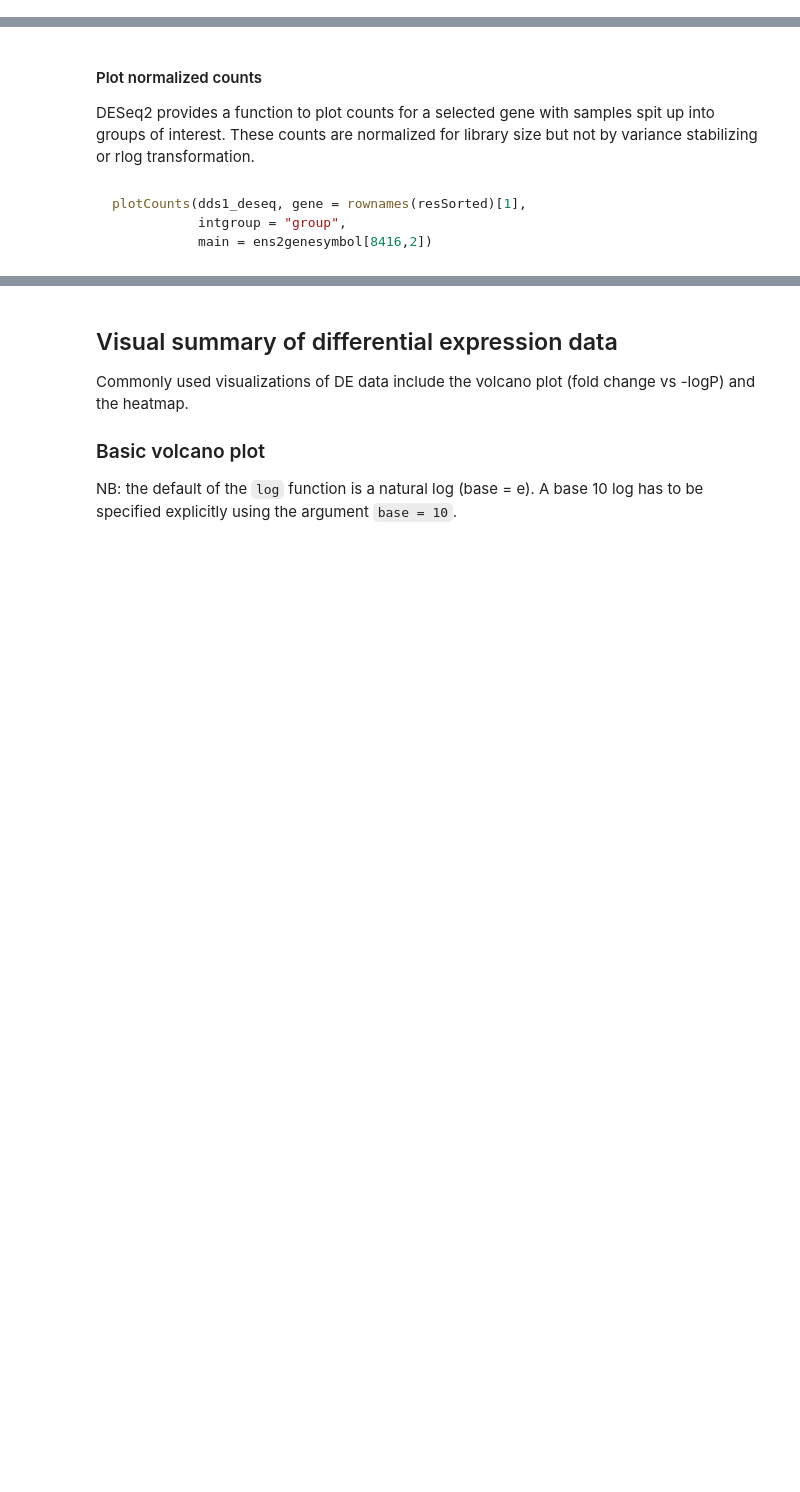
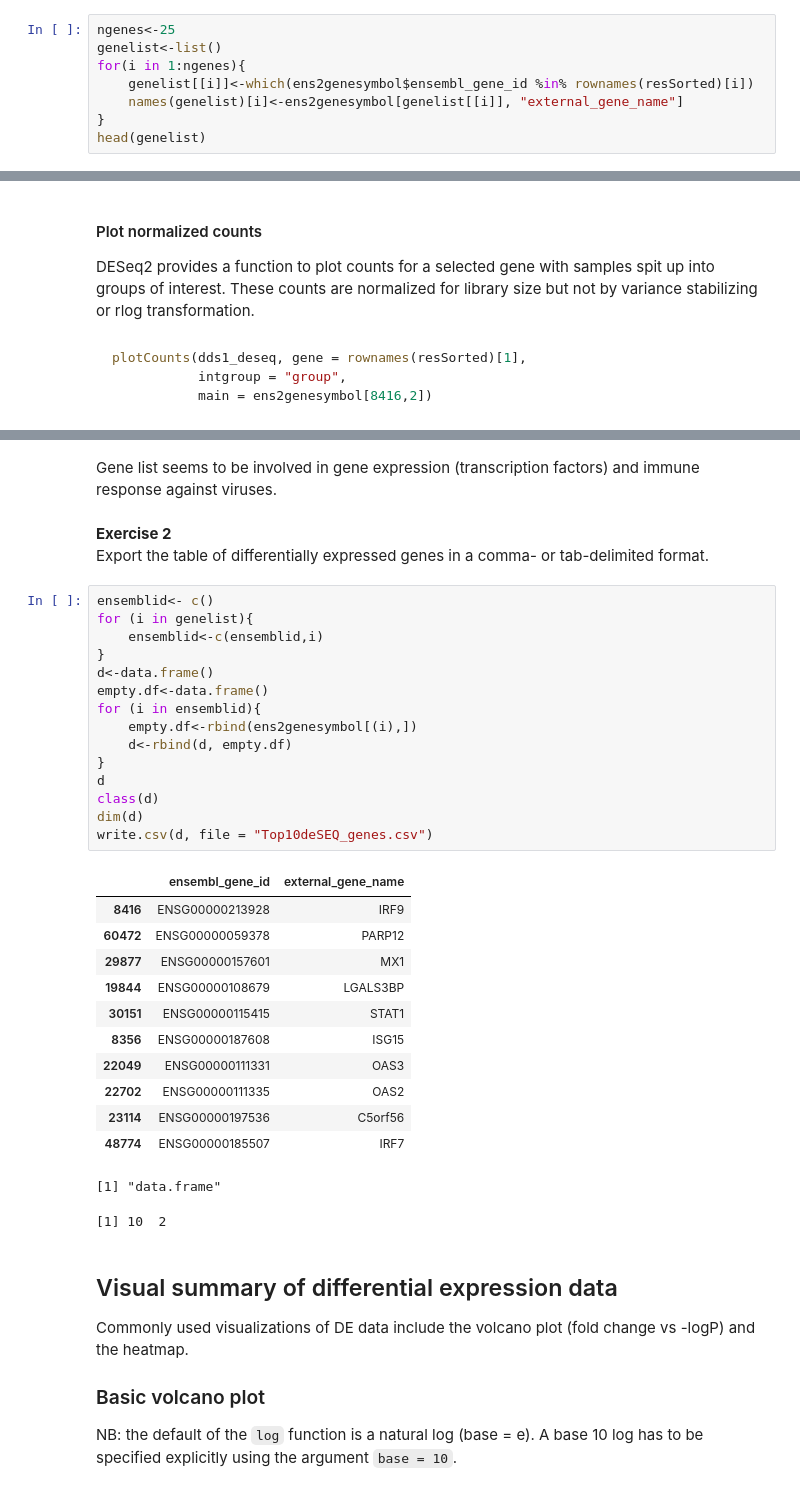
Before and after one commit to turoger/Applied-Bioinformatics-HW, a Jupyter notebook: Unit2-RNAseq/3.6_DESeq2_differential_expression_analysis.ipynb, the cells around one changed output, grey strips where cells are left out. Drawn from its saved outputs; the diff is of its cells as text; blank space fills up the shorter version.

````diff
--- a/Unit2-RNAseq/3.6_DESeq2_differential_expression_analysis.ipynb
+++ b/Unit2-RNAseq/3.6_DESeq2_differential_expression_analysis.ipynb
@@ -342,3 +342,11 @@ for (i in 1:ngenes){
     }
 head(genelist)
 ```
+# %%
+ngenes<-25
+genelist<-list()
+for(i in 1:ngenes){
+    genelist[[i]]<-which(ens2genesymbol$ensembl_gene_id %in% rownames(resSorted)[i])
+    names(genelist)[i]<-ens2genesymbol[genelist[[i]], "external_gene_name"]
+}
+head(genelist)
@@ -359,3 +402,37 @@ Export the table of differentially expressed genes in a comma- or tab-delimited
+# %% [markdown]
+Gene list seems to be involved in gene expression (transcription factors) and immune response against viruses.
+# %% [markdown]
+**Exercise 2**
+Export the table of differentially expressed genes in a comma- or tab-delimited format.
+# %%
+ensemblid<- c()
+for (i in genelist){
+    ensemblid<-c(ensemblid,i)
+}
+d<-data.frame()
+empty.df<-data.frame()
+for (i in ensemblid){
+    empty.df<-rbind(ens2genesymbol[(i),])
+    d<-rbind(d, empty.df)
+}
+d
+class(d)
+dim(d)
+write.csv(d, file = "Top10deSEQ_genes.csv")
+# %% [output]
+|  | ensembl_gene_id | external_gene_name |
+| 8416 | ENSG00000213928 | IRF9 |
+| 60472 | ENSG00000059378 | PARP12 |
+| 29877 | ENSG00000157601 | MX1 |
+| 19844 | ENSG00000108679 | LGALS3BP |
+| 30151 | ENSG00000115415 | STAT1 |
+| 8356 | ENSG00000187608 | ISG15 |
+| 22049 | ENSG00000111331 | OAS3 |
+| 22702 | ENSG00000111335 | OAS2 |
+| 23114 | ENSG00000197536 | C5orf56 |
+| 48774 | ENSG00000185507 | IRF7 |
+[1] "data.frame"
+[1] 10  2
 # %% [markdown]
 ## Visual summary of differential expression data
 Commonly used visualizations of DE data include the volcano plot (fold change vs -logP) and the heatmap.
````
Also changed, not shown: parts of 4 cells of this notebook, 4 other files.
